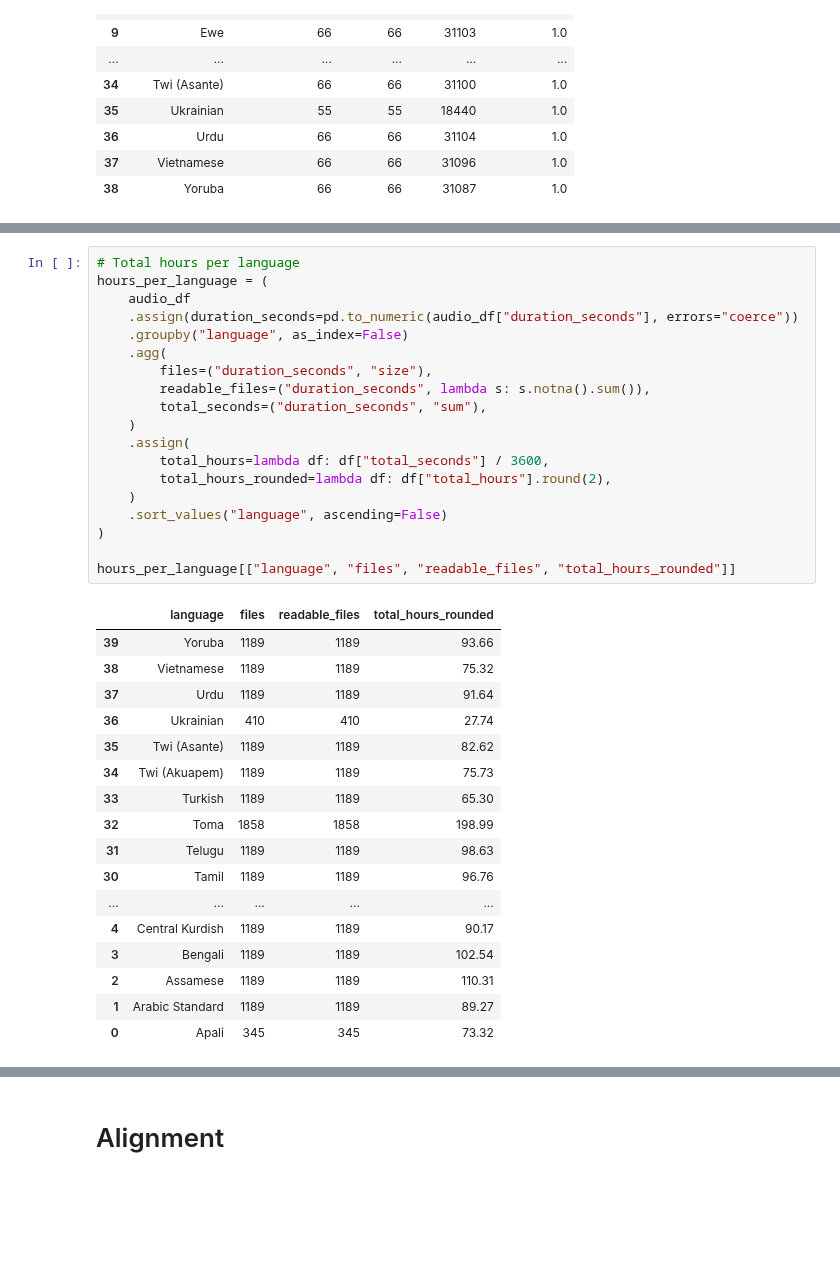
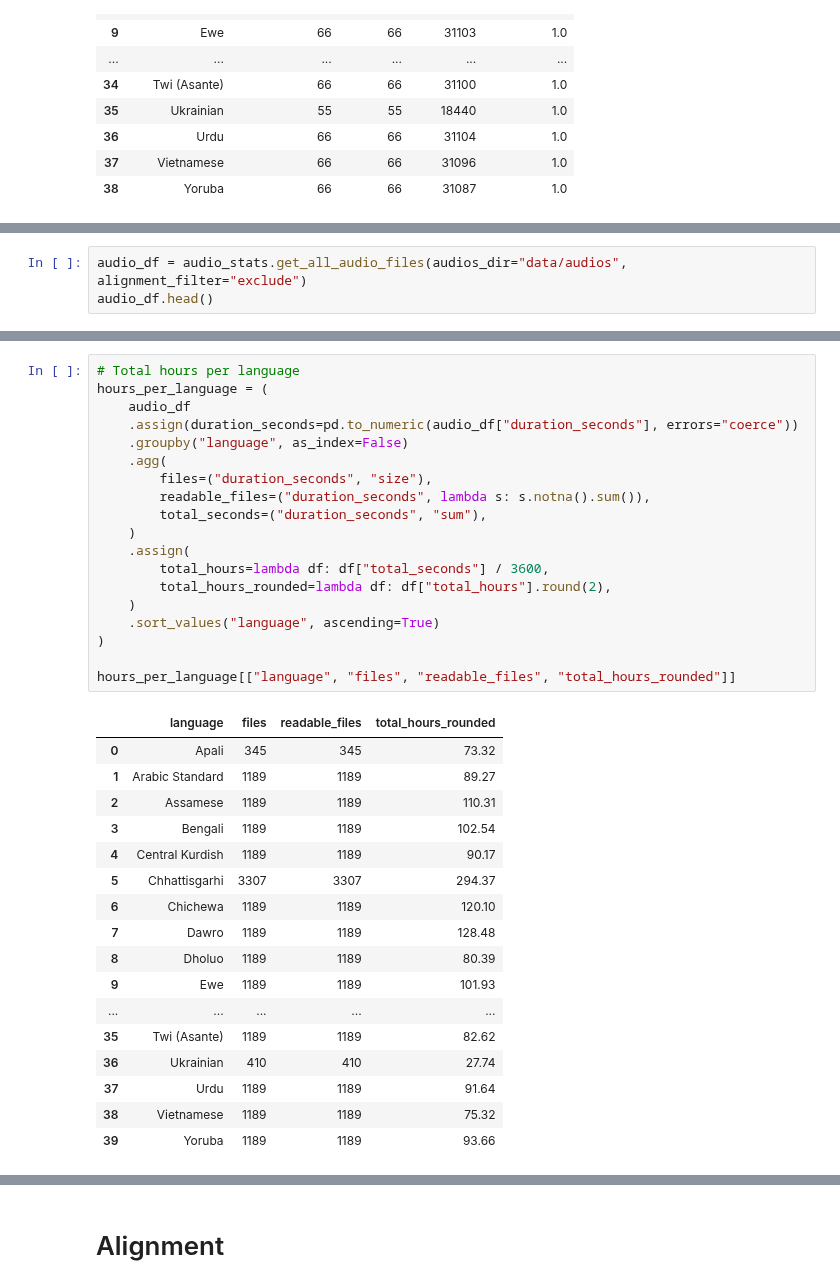
Before and after one commit to davidguzmanr/bible-tts-resources, a Jupyter notebook: dev.ipynb, the cells around one changed output, grey strips where cells are left out. Drawn from its saved outputs; the diff is of its cells as text; blank space fills up the shorter version.

```diff
--- a/dev.ipynb
+++ b/dev.ipynb
@@ -339,0 +251,3 @@ KeyboardInterrupt:
+# %%
+audio_df = audio_stats.get_all_audio_files(audios_dir="data/audios", alignment_filter="exclude")
+audio_df.head()
@@ -340,40 +268,40 @@ KeyboardInterrupt:
 # %%
 # Total hours per language
 hours_per_language = (
     audio_df
     .assign(duration_seconds=pd.to_numeric(audio_df["duration_seconds"], errors="coerce"))
     .groupby("language", as_index=False)
     .agg(
         files=("duration_seconds", "size"),
         readable_files=("duration_seconds", lambda s: s.notna().sum()),
         total_seconds=("duration_seconds", "sum"),
     )
     .assign(
         total_hours=lambda df: df["total_seconds"] / 3600,
         total_hours_rounded=lambda df: df["total_hours"].round(2),
     )
-    .sort_values("language", ascending=False)
+    .sort_values("language", ascending=True)
 )
 
 hours_per_language[["language", "files", "readable_files", "total_hours_rounded"]]
 # %% [output]
 |  | language | files | readable_files | total_hours_rounded |
+| 0 | Apali | 345 | 345 | 73.32 |
+| 1 | Arabic Standard | 1189 | 1189 | 89.27 |
+| 2 | Assamese | 1189 | 1189 | 110.31 |
+| 3 | Bengali | 1189 | 1189 | 102.54 |
+| 4 | Central Kurdish | 1189 | 1189 | 90.17 |
+| 5 | Chhattisgarhi | 3307 | 3307 | 294.37 |
+| 6 | Chichewa | 1189 | 1189 | 120.10 |
+| 7 | Dawro | 1189 | 1189 | 128.48 |
+| 8 | Dholuo | 1189 | 1189 | 80.39 |
+| 9 | Ewe | 1189 | 1189 | 101.93 |
+| ... | ... | ... | ... | ... |
+| 35 | Twi (Asante) | 1189 | 1189 | 82.62 |
+| 36 | Ukrainian | 410 | 410 | 27.74 |
+| 37 | Urdu | 1189 | 1189 | 91.64 |
+| 38 | Vietnamese | 1189 | 1189 | 75.32 |
 | 39 | Yoruba | 1189 | 1189 | 93.66 |
-| 38 | Vietnamese | 1189 | 1189 | 75.32 |
-| 37 | Urdu | 1189 | 1189 | 91.64 |
-| 36 | Ukrainian | 410 | 410 | 27.74 |
-| 35 | Twi (Asante) | 1189 | 1189 | 82.62 |
-| 34 | Twi (Akuapem) | 1189 | 1189 | 75.73 |
-| 33 | Turkish | 1189 | 1189 | 65.30 |
-| 32 | Toma | 1858 | 1858 | 198.99 |
-| 31 | Telugu | 1189 | 1189 | 98.63 |
-| 30 | Tamil | 1189 | 1189 | 96.76 |
-| ... | ... | ... | ... | ... |
-| 4 | Central Kurdish | 1189 | 1189 | 90.17 |
-| 3 | Bengali | 1189 | 1189 | 102.54 |
-| 2 | Assamese | 1189 | 1189 | 110.31 |
-| 1 | Arabic Standard | 1189 | 1189 | 89.27 |
-| 0 | Apali | 345 | 345 | 73.32 |
 # %%
 total_hours_all_languages = audio_df["duration_seconds"].sum() / 3600
 print(f"TOTAL HOURS (all languages): {total_hours_all_languages:.2f}")
```
Also changed, not shown: parts of 19 cells of this notebook, 4 other files.
